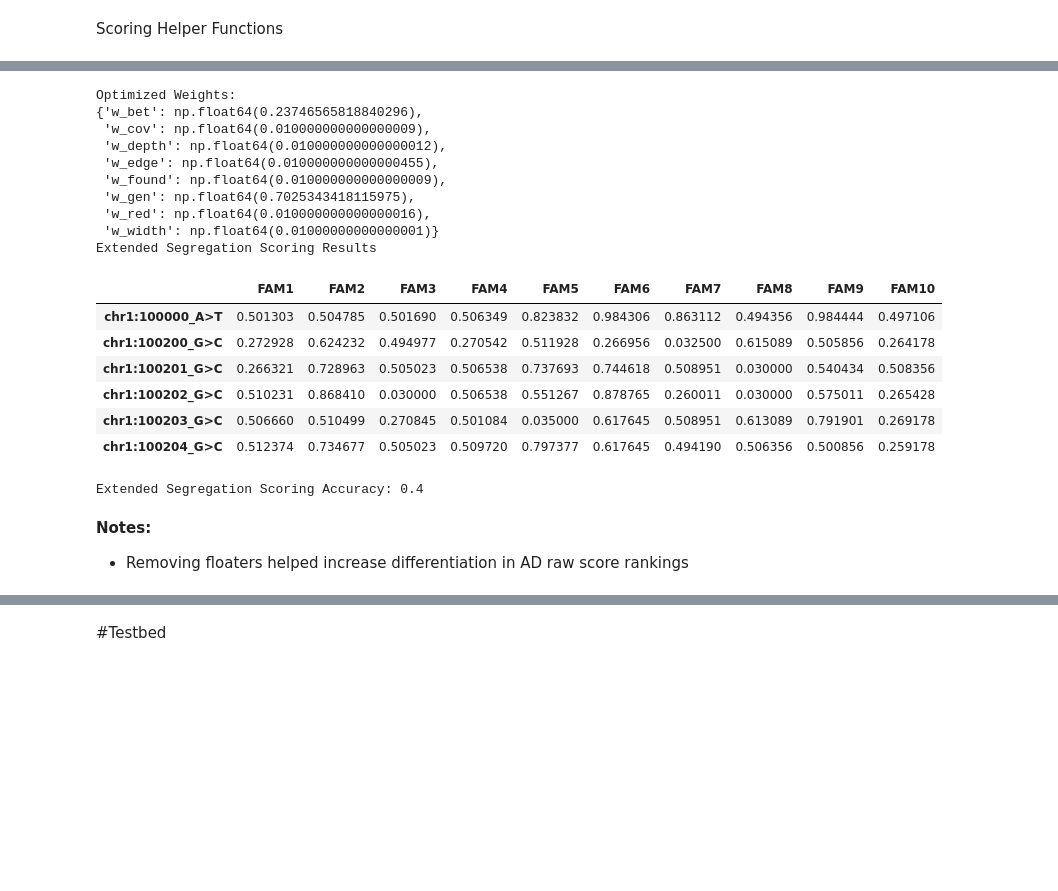
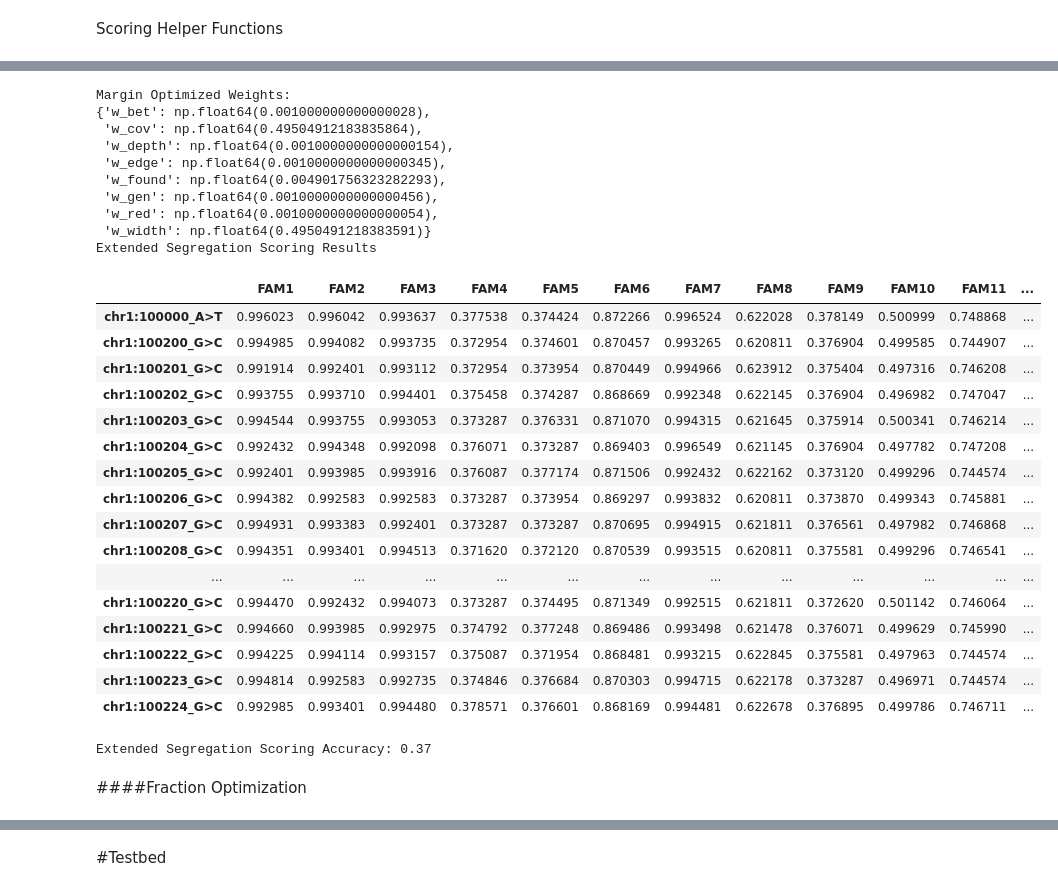
Before and after one commit to taylorngt/PedNet, a Jupyter notebook: SegregationScoring.ipynb, the cells around one changed output, grey strips where cells are left out. Saved outputs shown, nothing was run; the diff lists cells and outputs as text; code cells hidden in the pictures; blank space fills up the shorter version.

```diff
--- a/SegregationScoring.ipynb
+++ b/SegregationScoring.ipynb
@@ -438,13 +876,13 @@ G_ar = construct_pedigree_graph(DF_ar)
 vars_AD = simulate_variant_table(G_ad, 'AD')
 vars_AR = simulate_variant_table(G_ar, 'AR')
 # %%
-AD_Fam_Data = pedigree_group_generator(pedigree_count= 10,
+AD_Fam_Data = pedigree_group_generator(pedigree_count= 100,
                                        mode= 'AD',
                                        max_children= 3,
                                        generation_count= 3,
-                                       n_bg= 5)
-AR_Fam_Data = pedigree_group_generator(pedigree_count= 10,
+                                       n_bg= 25)
+AR_Fam_Data = pedigree_group_generator(pedigree_count= 100,
                                        mode= 'AR',
                                        max_children= 3,
                                        generation_count= 3,
-                                       n_bg= 5)
+                                       n_bg= 25)
@@ -1158,11 +1180,9 @@ def segregation_network_score(G, gt, mode, Scoring_Method= 'Original', weights={
 
     # carrier betweenness
     cb = carrier_betweenness(G, gt)
-    bet_score = cb
-    # if cb:
-    #     bet_score= cb if mode=='AR' else 1-cb
-    # else:
-    #     bet_score= 0 if mode=='AR' else 1
+    cb = max(0,min(1,cb))
+    bet_score= cb if mode=='AR' else 1-cb
+
 
     score = (weights['w_edge'] * edge_score) + (weights['w_gen'] * gen_score) + (weights['w_bet'] * bet_score)
 
@@ -1427,29 +1677,38 @@ Extended Segregation Scoring Accuracy: 0.9
 # %%
 segregation_scoring_wrapper(Multi_Ped_Dict= AR_Fam_Data,
                             Scoring_Method= 'Extended',
-                            weights= 'Optimize',
+                            Optimization_Method= 'Margin',
                             Verbose= True,
                             Known_Linked_Var= 'chr1:100000_A>T',
                             Known_Mode= 'AR')
 # %% [output]
-Optimized Weights:
-{'w_bet': np.float64(0.23746565818840296),
- 'w_cov': np.float64(0.010000000000000009),
- 'w_depth': np.float64(0.010000000000000012),
- 'w_edge': np.float64(0.010000000000000455),
- 'w_found': np.float64(0.010000000000000009),
- 'w_gen': np.float64(0.7025343418115975),
- 'w_red': np.float64(0.010000000000000016),
- 'w_width': np.float64(0.01000000000000001)}
+Margin Optimized Weights:
+{'w_bet': np.float64(0.001000000000000028),
+ 'w_cov': np.float64(0.49504912183835864),
+ 'w_depth': np.float64(0.0010000000000000154),
+ 'w_edge': np.float64(0.0010000000000000345),
+ 'w_found': np.float64(0.004901756323282293),
+ 'w_gen': np.float64(0.0010000000000000456),
+ 'w_red': np.float64(0.0010000000000000054),
+ 'w_width': np.float64(0.4950491218383591)}
 Extended Segregation Scoring Results
-|  | FAM1 | FAM2 | FAM3 | FAM4 | FAM5 | FAM6 | FAM7 | FAM8 | FAM9 | FAM10 |
-| chr1:100000_A>T | 0.501303 | 0.504785 | 0.501690 | 0.506349 | 0.823832 | 0.984306 | 0.863112 | 0.494356 | 0.984444 | 0.497106 |
-| chr1:100200_G>C | 0.272928 | 0.624232 | 0.494977 | 0.270542 | 0.511928 | 0.266956 | 0.032500 | 0.615089 | 0.505856 | 0.264178 |
-| chr1:100201_G>C | 0.266321 | 0.728963 | 0.505023 | 0.506538 | 0.737693 | 0.744618 | 0.508951 | 0.030000 | 0.540434 | 0.508356 |
-| chr1:100202_G>C | 0.510231 | 0.868410 | 0.030000 | 0.506538 | 0.551267 | 0.878765 | 0.260011 | 0.030000 | 0.575011 | 0.265428 |
-| chr1:100203_G>C | 0.506660 | 0.510499 | 0.270845 | 0.501084 | 0.035000 | 0.617645 | 0.508951 | 0.613089 | 0.791901 | 0.269178 |
-| chr1:100204_G>C | 0.512374 | 0.734677 | 0.505023 | 0.509720 | 0.797377 | 0.617645 | 0.494190 | 0.506356 | 0.500856 | 0.259178 |
+|  | FAM1 | FAM2 | FAM3 | FAM4 | FAM5 | FAM6 | FAM7 | FAM8 | FAM9 | FAM10 | FAM11 | ... |
+| chr1:100000_A>T | 0.996023 | 0.996042 | 0.993637 | 0.377538 | 0.374424 | 0.872266 | 0.996524 | 0.622028 | 0.378149 | 0.500999 | 0.748868 | ... |
+| chr1:100200_G>C | 0.994985 | 0.994082 | 0.993735 | 0.372954 | 0.374601 | 0.870457 | 0.993265 | 0.620811 | 0.376904 | 0.499585 | 0.744907 | ... |
+| chr1:100201_G>C | 0.991914 | 0.992401 | 0.993112 | 0.372954 | 0.373954 | 0.870449 | 0.994966 | 0.623912 | 0.375404 | 0.497316 | 0.746208 | ... |
+| chr1:100202_G>C | 0.993755 | 0.993710 | 0.994401 | 0.375458 | 0.374287 | 0.868669 | 0.992348 | 0.622145 | 0.376904 | 0.496982 | 0.747047 | ... |
+| chr1:100203_G>C | 0.994544 | 0.993755 | 0.993053 | 0.373287 | 0.376331 | 0.871070 | 0.994315 | 0.621645 | 0.375914 | 0.500341 | 0.746214 | ... |
+| chr1:100204_G>C | 0.992432 | 0.994348 | 0.992098 | 0.376071 | 0.373287 | 0.869403 | 0.996549 | 0.621145 | 0.376904 | 0.497782 | 0.747208 | ... |
+| chr1:100205_G>C | 0.992401 | 0.993985 | 0.993916 | 0.376087 | 0.377174 | 0.871506 | 0.992432 | 0.622162 | 0.373120 | 0.499296 | 0.744574 | ... |
+| chr1:100206_G>C | 0.994382 | 0.992583 | 0.992583 | 0.373287 | 0.373954 | 0.869297 | 0.993832 | 0.620811 | 0.373870 | 0.499343 | 0.745881 | ... |
+| chr1:100207_G>C | 0.994931 | 0.993383 | 0.992401 | 0.373287 | 0.373287 | 0.870695 | 0.994915 | 0.621811 | 0.376561 | 0.497982 | 0.746868 | ... |
+| chr1:100208_G>C | 0.994351 | 0.993401 | 0.994513 | 0.371620 | 0.372120 | 0.870539 | 0.993515 | 0.620811 | 0.375581 | 0.499296 | 0.746541 | ... |
+| ... | ... | ... | ... | ... | ... | ... | ... | ... | ... | ... | ... | ... |
+| chr1:100220_G>C | 0.994470 | 0.992432 | 0.994073 | 0.373287 | 0.374495 | 0.871349 | 0.992515 | 0.621811 | 0.372620 | 0.501142 | 0.746064 | ... |
+| chr1:100221_G>C | 0.994660 | 0.993985 | 0.992975 | 0.374792 | 0.377248 | 0.869486 | 0.993498 | 0.621478 | 0.376071 | 0.499629 | 0.745990 | ... |
+| chr1:100222_G>C | 0.994225 | 0.994114 | 0.993157 | 0.375087 | 0.371954 | 0.868481 | 0.993215 | 0.622845 | 0.375581 | 0.497963 | 0.744574 | ... |
+| chr1:100223_G>C | 0.994814 | 0.992583 | 0.992735 | 0.374846 | 0.376684 | 0.870303 | 0.994715 | 0.622178 | 0.373287 | 0.496971 | 0.744574 | ... |
+| chr1:100224_G>C | 0.992985 | 0.993401 | 0.994480 | 0.378571 | 0.376601 | 0.868169 | 0.994481 | 0.622678 | 0.376895 | 0.499786 | 0.746711 | ... |
-Extended Segregation Scoring Accuracy: 0.4
+Extended Segregation Scoring Accuracy: 0.37
-# %% [markdown]
-**Notes:**
-*   Removing floaters helped increase differentiation in AD raw score rankings
+# %% [markdown]
+####Fraction Optimization
```
Also changed, not shown: parts of 42 cells of this notebook.
